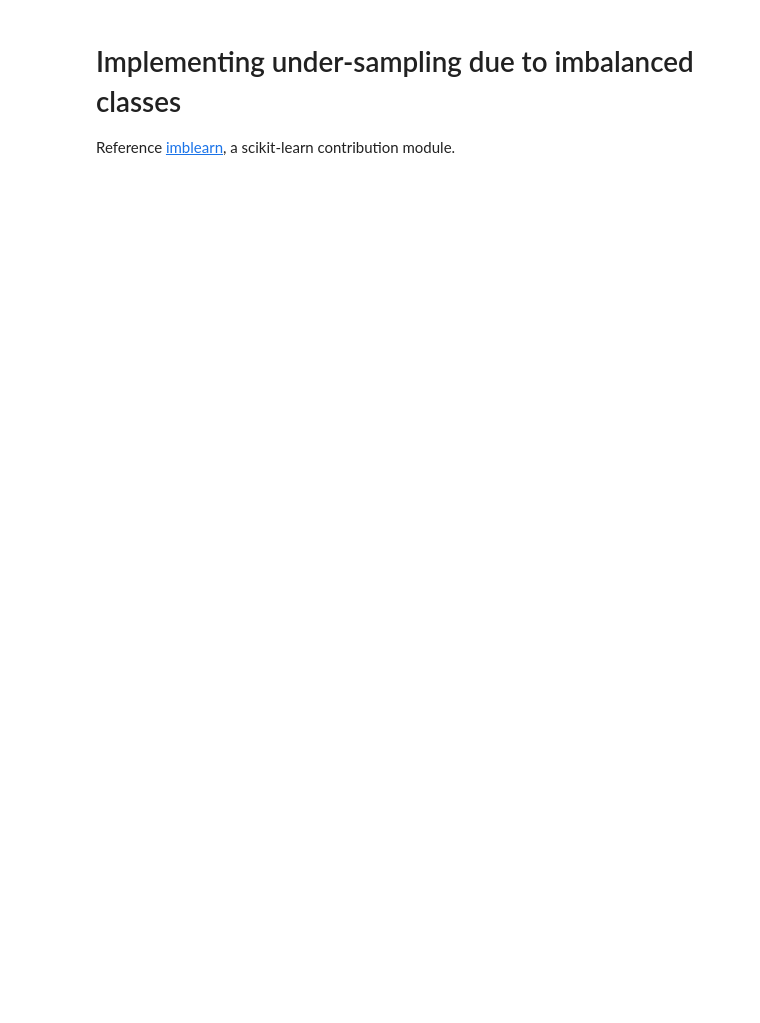
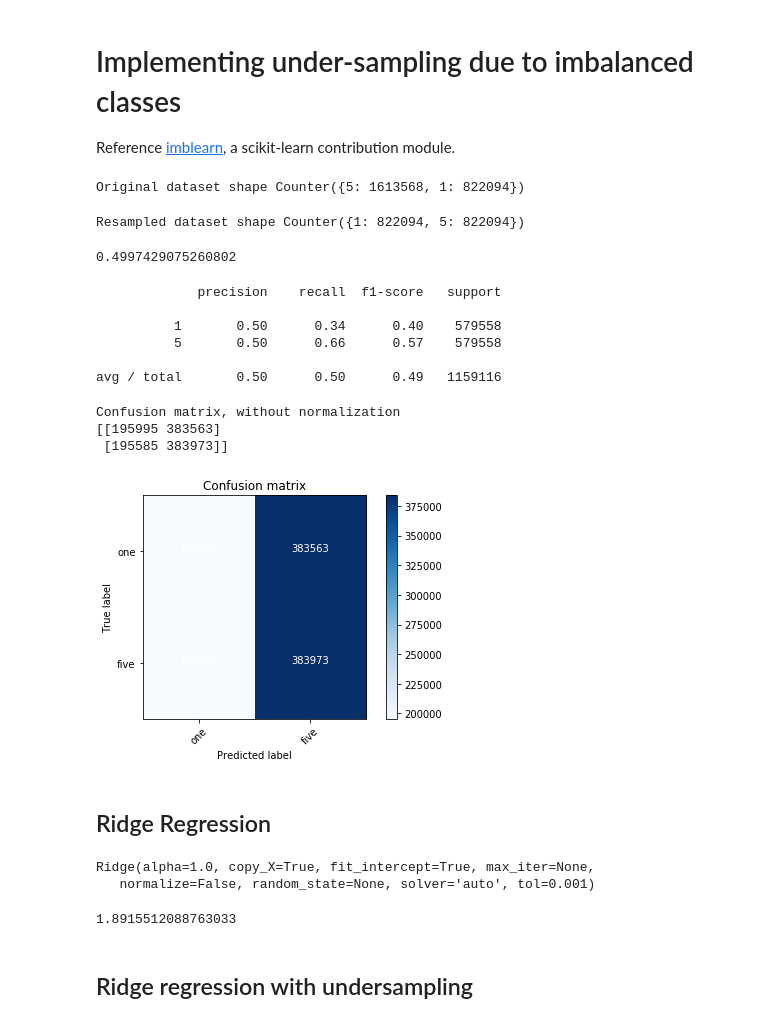
Before and after one commit to shindemanoj/CS6220-Project, a Jupyter notebook: Extension.ipynb, the cells around one changed output. Drawn from its saved outputs; the diff is of its cells as text; code cells hidden in the pictures; blank space fills up the shorter version.

```diff
--- a/Extension.ipynb
+++ b/Extension.ipynb
@@ -138,3 +149,15 @@ Confusion matrix, without normalization
 # Implementing under-sampling due to imbalanced classes
 
 Reference [imblearn](http://contrib.scikit-learn.org/imbalanced-learn/stable/install.html), a scikit-learn contribution module.
+# %%
+from collections import Counter
+
+rus = RandomUnderSampler(random_state=42)
+print('Original dataset shape {}'.format(Counter(y_train['stars'])))
+y_test.head()
+X_res, y_res = rus.fit_sample(X_train, y_train)
+X_res_test, y_res_test = rus.fit_sample(X_test, y_test)
+print('Resampled dataset shape {}'.format(Counter(y_res)))
+# %% [output]
+Original dataset shape Counter({5: 1613568, 1: 822094})
+Resampled dataset shape Counter({1: 822094, 5: 822094})
@@ -140,0 +168,34 @@ Reference [imblearn](http://contrib.scikit-learn.org/imbalanced-learn/stable/ins
+# %%
+pred_with_us = clf.predict(X_res_test)
+# %%
+clf_with_us.score(X_res_test, y_res_test)
+# %% [output]
+0.4997429075260802
+# %%
+print(classification_report(y_res_test, pred_with_us))
+# %% [output]
+             precision    recall  f1-score   support
+
+          1       0.50      0.34      0.40    579558
+          5       0.50      0.66      0.57    579558
+
+avg / total       0.50      0.50      0.49   1159116
+# %%
+class_names = ["one", "five"]
+cnf_matrix = confusion_matrix(y_res_test, pred_with_us)
+
+plot_confusion_matrix(cnf_matrix, classes=class_names,
+                      title='Confusion matrix')
+# %% [output]
+Confusion matrix, without normalization
+[[195995 383563]
+ [195585 383973]]
+[figure, added]
+# %% [markdown]
+## Ridge Regression
+# %%
+clf1 = Ridge(alpha=1.0)
+clf1.fit(X_train, y_train)
+# %% [output]
+Ridge(alpha=1.0, copy_X=True, fit_intercept=True, max_iter=None,
+   normalize=False, random_state=None, solver='auto', tol=0.001)
@@ -141 +204,7 @@ Reference [imblearn](http://contrib.scikit-learn.org/imbalanced-learn/stable/ins
+# %%
+mean_squared_error(y_test, pred1)
+# %% [output]
+1.8915512088763033
+# %% [markdown]
+## Ridge regression with undersampling
 # %%
```
Also changed, not shown: parts of 15 cells of this notebook.
